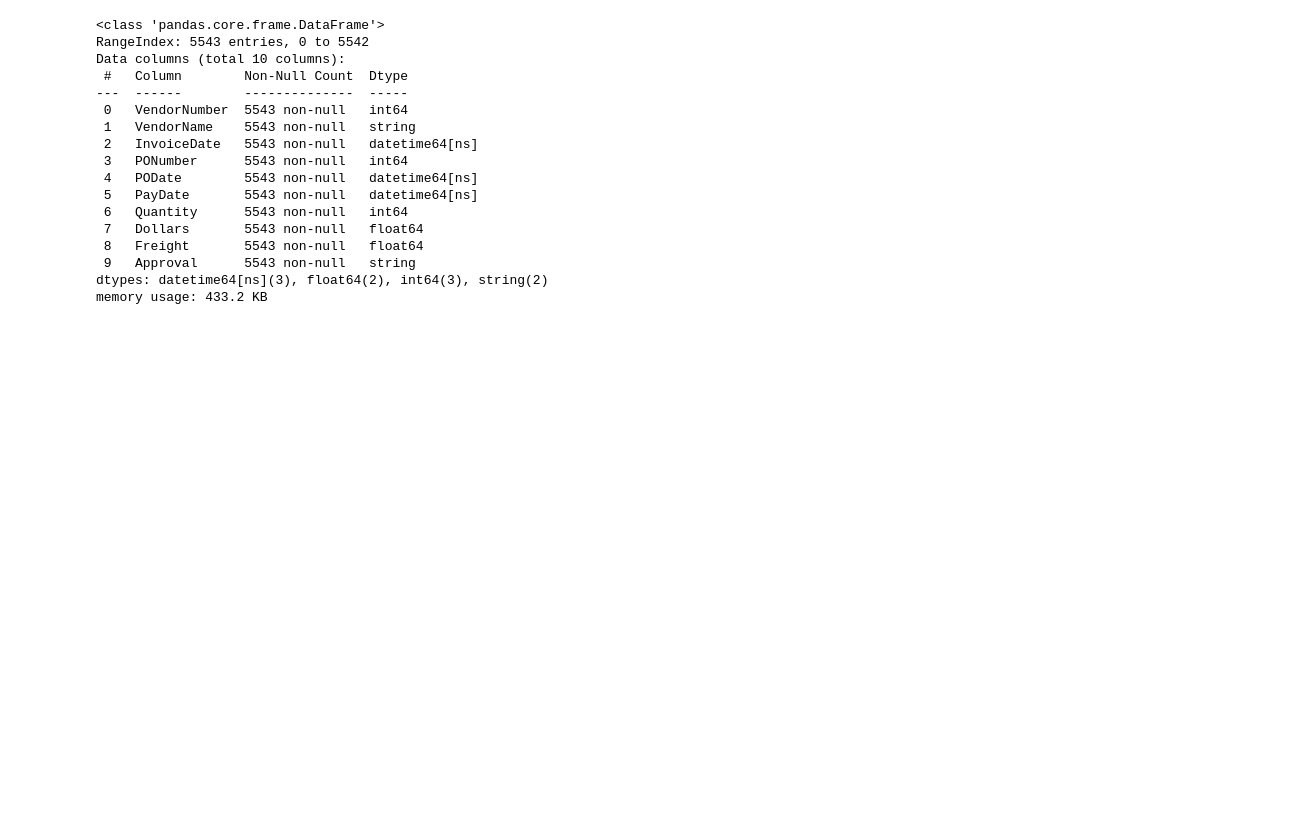
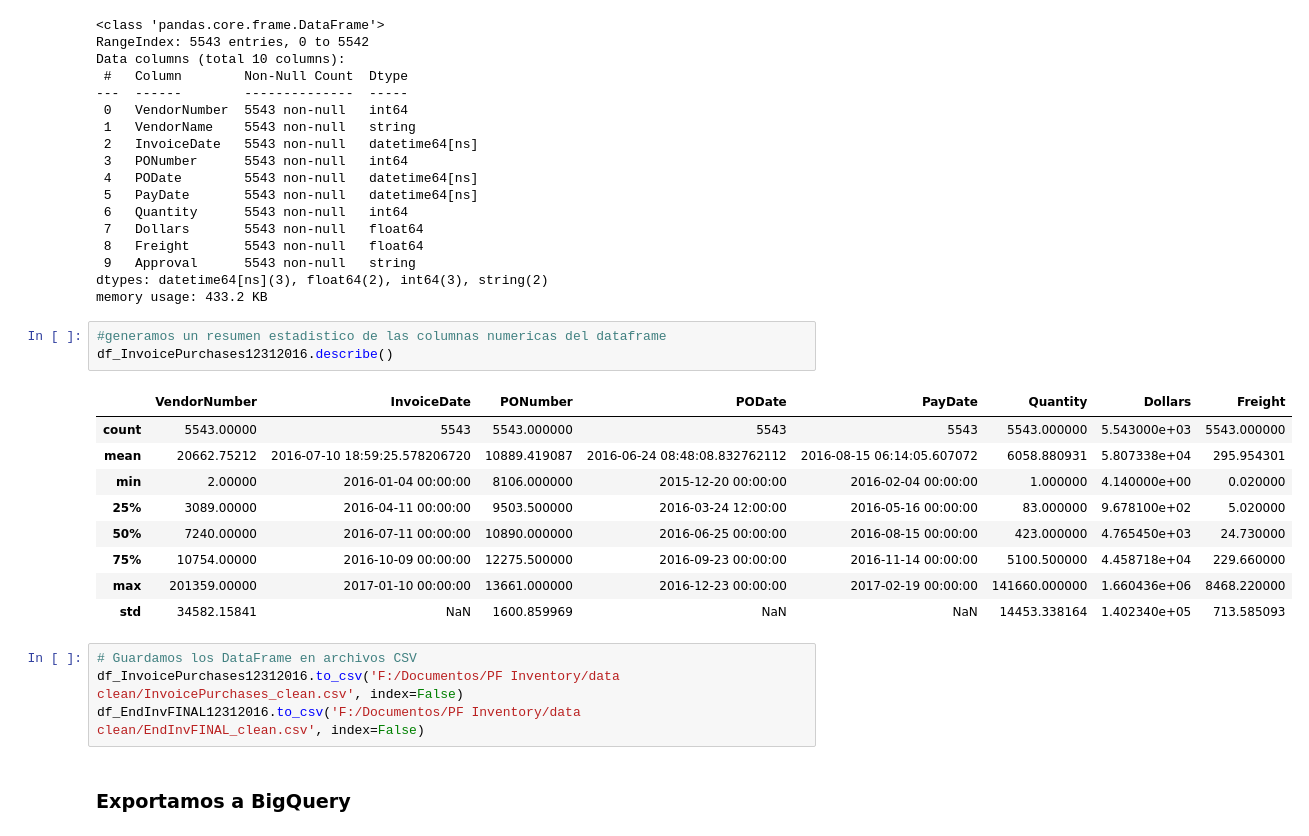
Before and after one commit to dssuarezca/PF-Inventory, a Jupyter notebook: EDA/eda y etl.ipynb, the cells around one changed output. Saved outputs shown, nothing was run; the diff lists cells and outputs as text; blank space fills up the shorter version.

```diff
--- a/EDA/eda y etl.ipynb
+++ b/EDA/eda y etl.ipynb
@@ -107,3 +312,22 @@ Data columns (total 10 columns):
  9   Approval      5543 non-null   string
 dtypes: datetime64[ns](3), float64(2), int64(3), string(2)
 memory usage: 433.2 KB
+# %%
+#generamos un resumen estadistico de las columnas numericas del dataframe
+df_InvoicePurchases12312016.describe()
+# %% [output]
+|  | VendorNumber | InvoiceDate | PONumber | PODate | PayDate | Quantity | Dollars | Freight |
+| count | 5543.00000 | 5543 | 5543.000000 | 5543 | 5543 | 5543.000000 | 5.543000e+03 | 5543.000000 |
+| mean | 20662.75212 | 2016-07-10 18:59:25.578206720 | 10889.419087 | 2016-06-24 08:48:08.832762112 | 2016-08-15 06:14:05.607072 | 6058.880931 | 5.807338e+04 | 295.954301 |
+| min | 2.00000 | 2016-01-04 00:00:00 | 8106.000000 | 2015-12-20 00:00:00 | 2016-02-04 00:00:00 | 1.000000 | 4.140000e+00 | 0.020000 |
+| 25% | 3089.00000 | 2016-04-11 00:00:00 | 9503.500000 | 2016-03-24 12:00:00 | 2016-05-16 00:00:00 | 83.000000 | 9.678100e+02 | 5.020000 |
+| 50% | 7240.00000 | 2016-07-11 00:00:00 | 10890.000000 | 2016-06-25 00:00:00 | 2016-08-15 00:00:00 | 423.000000 | 4.765450e+03 | 24.730000 |
+| 75% | 10754.00000 | 2016-10-09 00:00:00 | 12275.500000 | 2016-09-23 00:00:00 | 2016-11-14 00:00:00 | 5100.500000 | 4.458718e+04 | 229.660000 |
+| max | 201359.00000 | 2017-01-10 00:00:00 | 13661.000000 | 2016-12-23 00:00:00 | 2017-02-19 00:00:00 | 141660.000000 | 1.660436e+06 | 8468.220000 |
+| std | 34582.15841 | NaN | 1600.859969 | NaN | NaN | 14453.338164 | 1.402340e+05 | 713.585093 |
+# %%
+# Guardamos los DataFrame en archivos CSV
+df_InvoicePurchases12312016.to_csv('F:/Documentos/PF Inventory/data clean/InvoicePurchases_clean.csv', index=False)
+df_EndInvFINAL12312016.to_csv('F:/Documentos/PF Inventory/data clean/EndInvFINAL_clean.csv', index=False)
+# %% [markdown]
+### Exportamos a BigQuery
```
Also changed, not shown: parts of 13 cells of this notebook, 3 other files.
